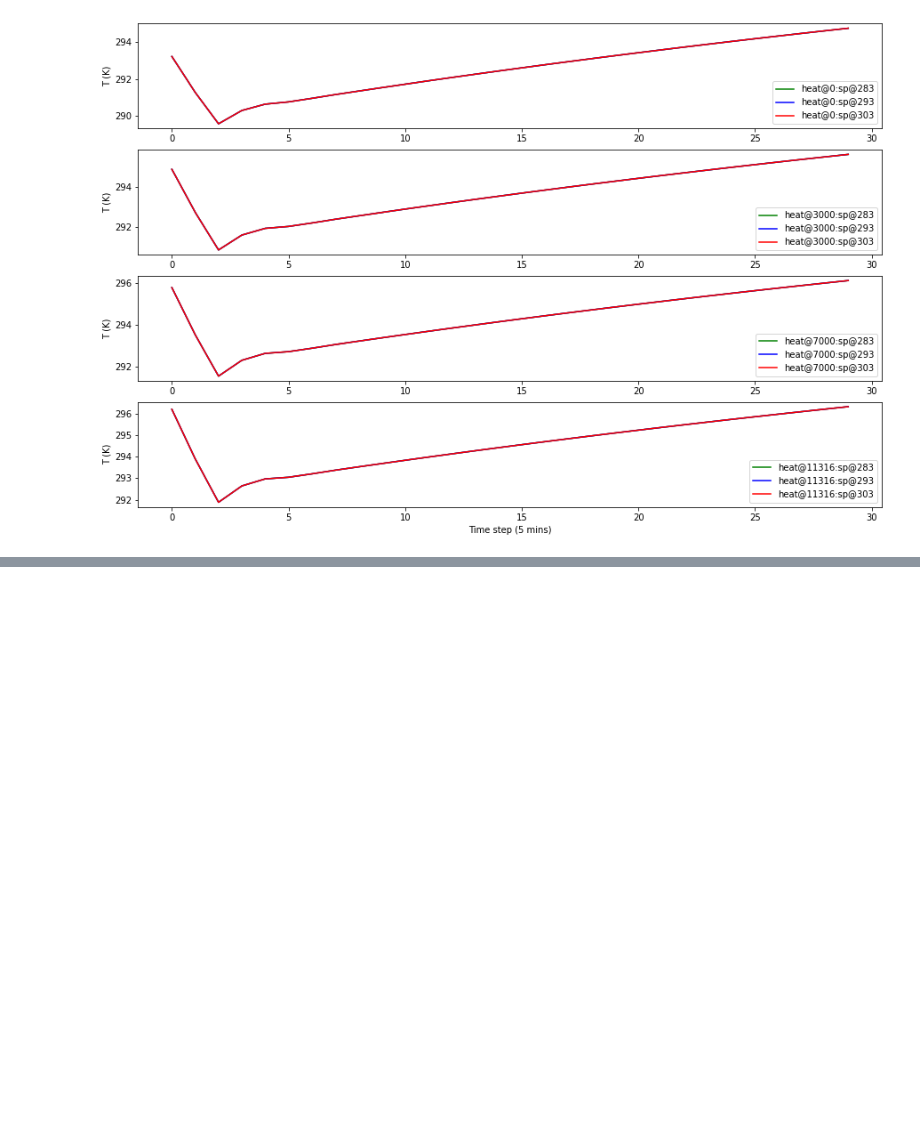
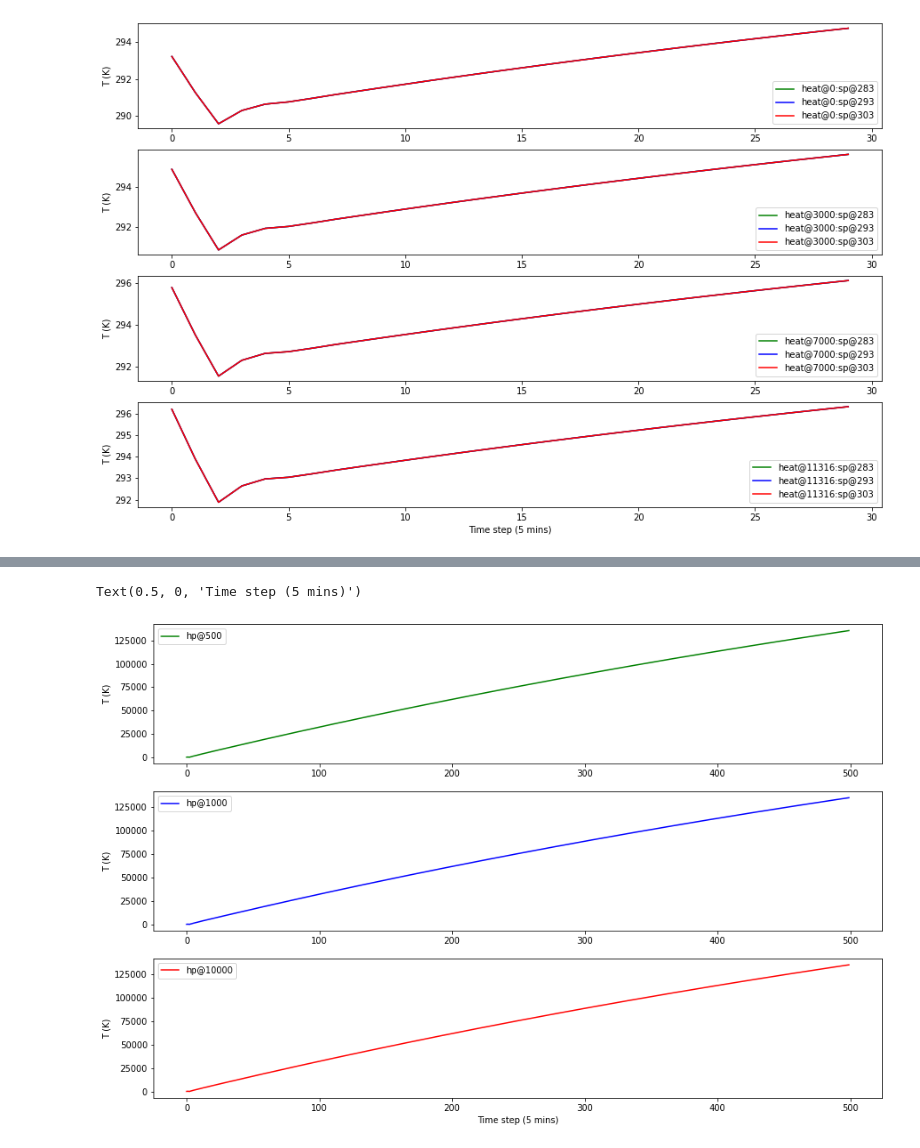
Before and after one commit to henze-research-group/MODRLC, a Jupyter notebook: examples/python/dompc/n4sidtesting.ipynb, the cells around one changed output, grey strips where cells are left out. Drawn from its saved outputs; the diff is of its cells as text; code cells hidden in the pictures; blank space fills up the shorter version.

```diff
--- a/examples/python/dompc/n4sidtesting.ipynb
+++ b/examples/python/dompc/n4sidtesting.ipynb
@@ -406,0 +498,73 @@ Text(0.5, 0, 'Time step (5 mins)')
+# %%
+## Test if the temperature increases with the x's and u's given in the MPC
+
+# construct the x and u matrix
+t_init = 0
+# _x = results['mpc']['_x', 'x'][t_init]
+
+print(f"The x_matrix init: {_x}")
+
+sims = {}
+
+heating_power_range = [500, 1000, 10000]
+for heating_power in heating_power_range:
+    _x = np.array((
+            [2.46448],[-2.80786],[0.435631],[0.754336],[-3.03051],[-3.59742],[10.7656]
+            ))
+
+    index = f"{heating_power}"
+    sims[index] = {}
+    sims[index]["temperature"] = []
+
+    # var to store results
+
+    for t in range(0,500):
+
+    #     _u = np.array([
+    #         results['mpc']['_tvp', 'TDryBul'][t][0],
+    #         results['mpc']['_tvp', 'HGloHor'][t][0],
+    #         results['mpc']['_tvp', 'occupancy_ratio'][t][0],
+    #         results['mpc']['_u', 't_heat_setpoint'][t][0] - results['mpc']['_x', 't_indoor'][t][0],
+    #         results['mpc']['_x', 't_indoor'][t][0] - results['mpc']['_u', 't_cool_setpoint'][t][0],
+    #         results['mpc']['_tvp', 'TDryBul'][t][0] - results['mpc']['_x', 't_indoor_1'][t][0],
+    #         results['mpc']['_u', 'heating_power'][t][0],
+    #         results['mpc']['_u', 'cooling_power'][t][0],
+    #         results['mpc']['_x', 't_indoor_1'][t][0],
+    #         results['mpc']['_x', 't_indoor_1'][t][0] - results['mpc']['_x', 't_indoor_2'][t][0],
+    #     ])
+
+        _u = np.array([273, # T_OA (K)  - freezing outside
+               0,  # Horizontal Global Irradiance (W)
+               0,  # No occupants [ 0 - 6]
+               1000,  # Internal gains convective flow (W), ?  [ 0 - 3000]
+               heating_power, # Heating Power (W), [0 - 6000]
+               500,  # Fan Power (W), ? [0 - 500]
+               0.175,    # OA Volumetric flow rate (m3/s), [0.01 - 0.175]  # full outside ai
+              ])
+
+        x_next = a_matrix @ _x + b_matrix @ _u
+        y_modeled = c_matrix @ _x + d_matrix @ _u
+        _x = x_next
+
+#         temps.append(y_modeled[0][0])
+#         print(temps)xit
+
+        sims[index]["temperature"].append(y_modeled[0][0])
+
+        # print(f"Indoor air temperature do-mpc: {results['mpc']['_x', 't_indoor'][t][0]:.2f}, y_modeled: {y_modeled[0]:.2f}. H_sp: {t_heat_setpoint} C_sp: {t_cool_setpoint} ")
+
+
+fig = plt.figure(figsize=(15, 10))
+colors = ['green', 'blue', 'red', 'orange']
+for i_1, heating_power in enumerate(heating_power_range):
+    fig.add_subplot(len(heating_power_range), 1, i_1+1)
+    index = f"{heating_power}"
+    plt.plot(sims[index]["temperature"], colors[i_1], label=f"hp@{heating_power}")
+#     plt.plot(sims[index]["heat_setpoint"], 'r--', label="setpoint")
+
+    plt.ylabel('T (K)')
+    plt.legend()
+#     plt.title('Indoor Temperatures')
+
+plt.xlabel('Time step (5 mins)')
+# %% [output]
@@ -406,0 +585,2 @@ Text(0.5, 0, 'Time step (5 mins)')
+Text(0.5, 0, 'Time step (5 mins)')
+[figure, added]
```
Also changed, not shown: parts of 3 cells of this notebook, 8 other files.
